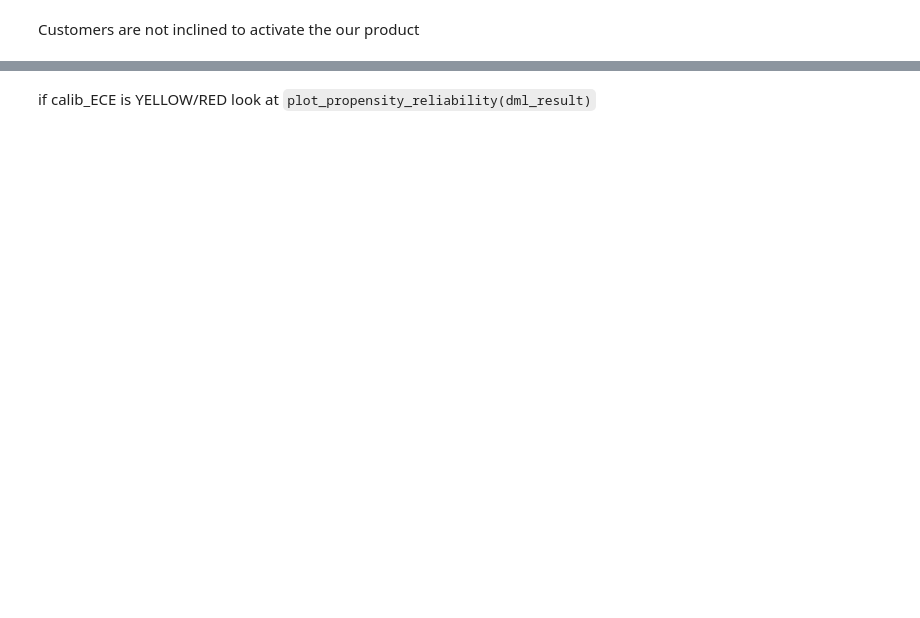
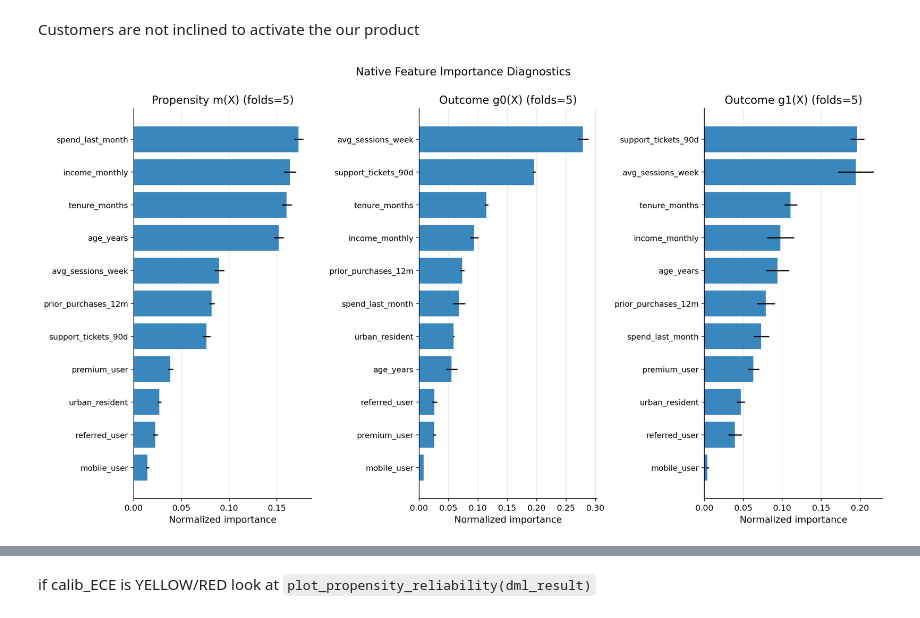
Before and after one commit to IoannMartynov/Causalis, a Jupyter notebook: notebooks/scenarios/unconfoundedness.ipynb, the cells around one changed output, grey strips where cells are left out. Saved outputs shown, nothing was run; the diff lists cells and outputs as text; code cells hidden in the pictures; blank space fills up the shorter version.

```diff
--- a/notebooks/scenarios/unconfoundedness.ipynb
+++ b/notebooks/scenarios/unconfoundedness.ipynb
@@ -245,5 +245,10 @@ plot_m_overlap(dml_result)
 # %% [markdown]
 Customers are not inclined to activate the our product
+# %%
+from causalis.scenarios.unconfoundedness.refutation.overlap import plot_feature_importance
+plot_feature_importance(dml_result, top_k=20)
+# %% [output]
+[figure, added]
 # %%
 from causalis.scenarios.unconfoundedness.refutation import run_overlap_diagnostics
 rep = run_overlap_diagnostics(causaldata, dml_result)
```
Also changed, not shown: parts of 10 cells of this notebook, 8 other files.
